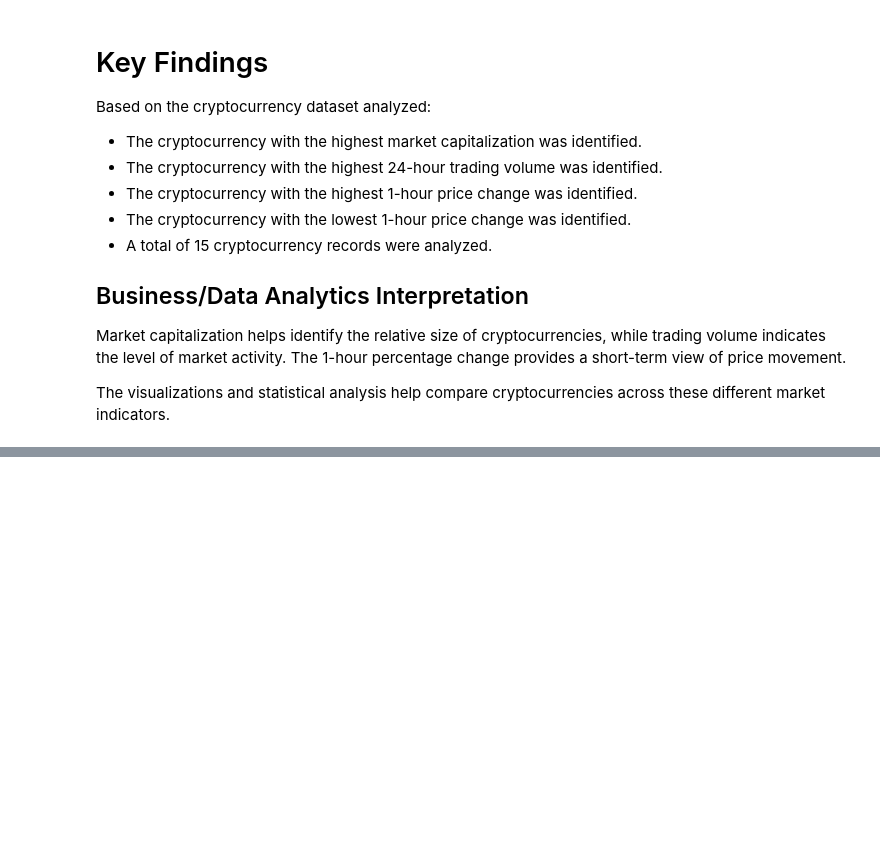
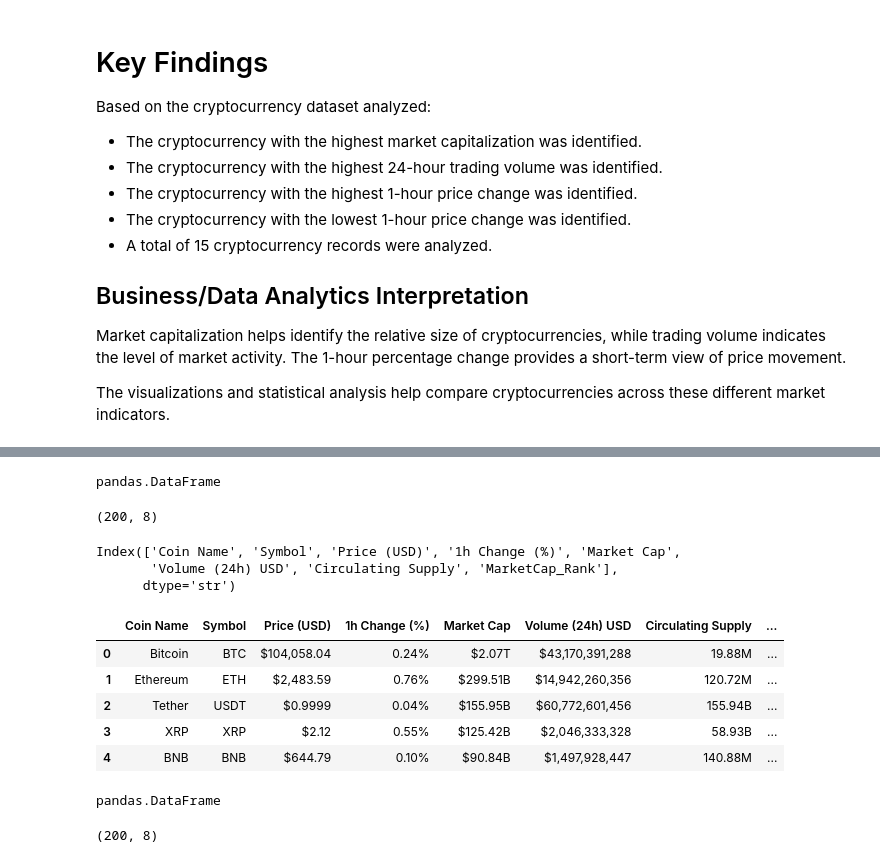
Before and after one commit to srikanthkondadasula2002-art/Crypto_Currency_report, a Jupyter notebook: new.ipynb, the cells around one changed output, grey strips where cells are left out. Drawn from its saved outputs; the diff is of its cells as text; code cells hidden in the pictures; blank space fills up the shorter version.

```diff
--- a/new.ipynb
+++ b/new.ipynb
@@ -429,0 +697,31 @@ The visualizations and statistical analysis help compare cryptocurrencies across
+# %%
+type(df)
+# %% [output]
+pandas.DataFrame
+# %%
+df.shape
+# %% [output]
+(200, 8)
+# %%
+df.columns
+# %% [output]
+Index(['Coin Name', 'Symbol', 'Price (USD)', '1h Change (%)', 'Market Cap',
+       'Volume (24h) USD', 'Circulating Supply', 'MarketCap_Rank'],
+      dtype='str')
+# %%
+df.head()
+# %% [output]
+|  | Coin Name | Symbol | Price (USD) | 1h Change (%) | Market Cap | Volume (24h) USD | Circulating Supply | ... |
+| 0 | Bitcoin | BTC | $104,058.04 | 0.24% | $2.07T | $43,170,391,288 | 19.88M | ... |
+| 1 | Ethereum | ETH | $2,483.59 | 0.76% | $299.51B | $14,942,260,356 | 120.72M | ... |
+| 2 | Tether | USDT | $0.9999 | 0.04% | $155.95B | $60,772,601,456 | 155.94B | ... |
+| 3 | XRP | XRP | $2.12 | 0.55% | $125.42B | $2,046,333,328 | 58.93B | ... |
+| 4 | BNB | BNB | $644.79 | 0.10% | $90.84B | $1,497,928,447 | 140.88M | ... |
+# %%
+type(df)
+# %% [output]
+pandas.DataFrame
+# %%
+df.shape
+# %% [output]
+(200, 8)
```
Also changed, not shown: parts of 44 cells of this notebook, 1 other file.
